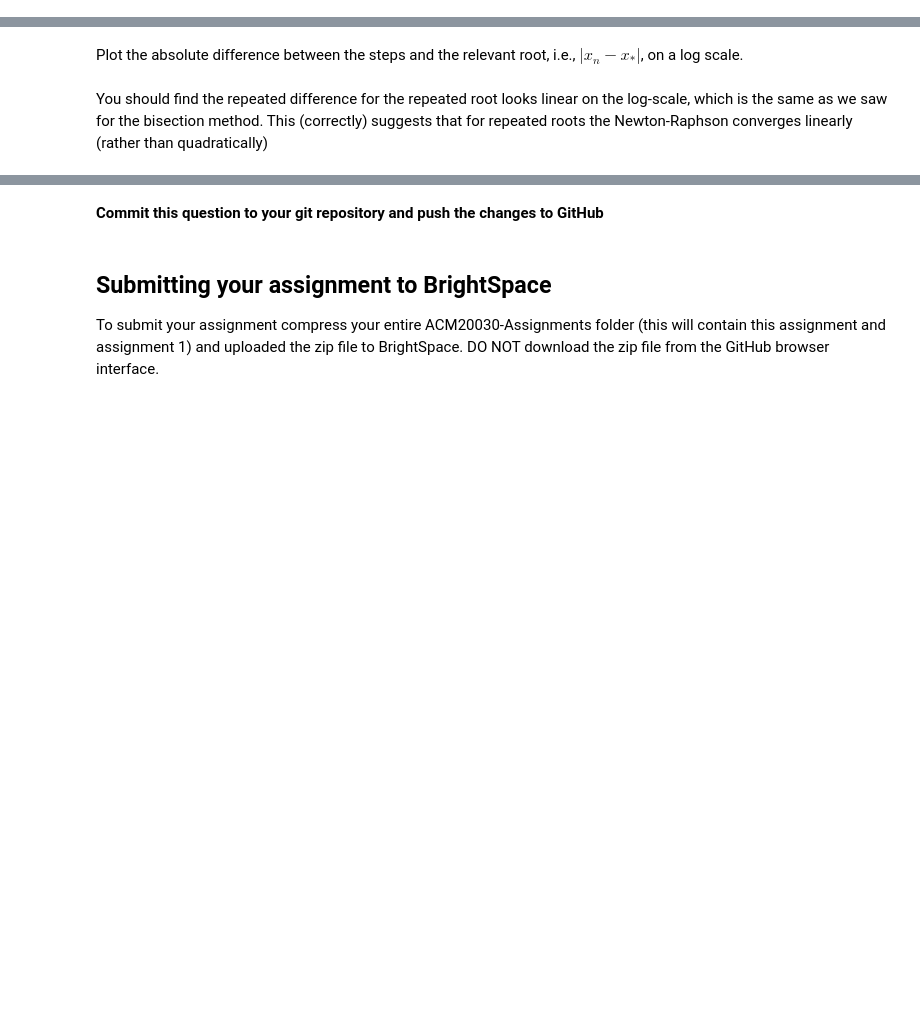
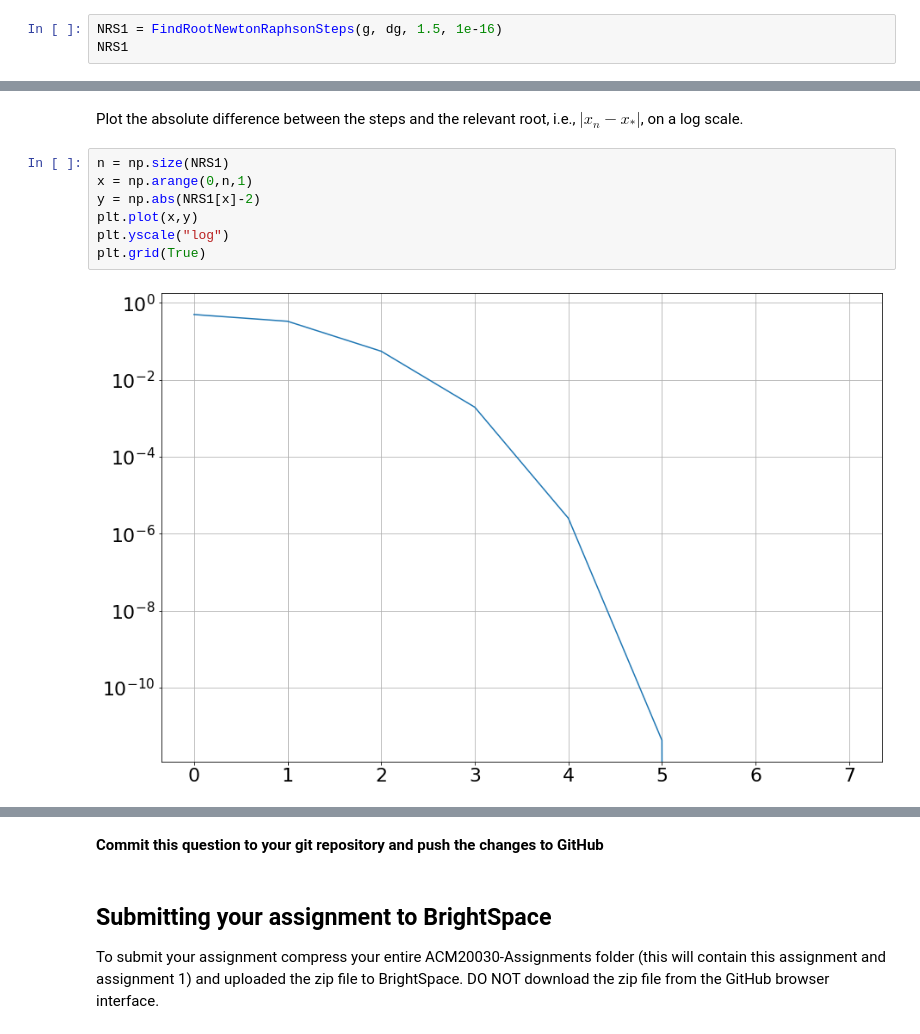
Before and after one commit to odhrandooley/ACM20030-Assignments, a Jupyter notebook: Assignment-2.ipynb, the cells around one changed output, grey strips where cells are left out. Cells and saved outputs as stored; diff of their text form; blank space fills up the shorter version.

Commit message:
Graphed Q3

```diff
--- a/Assignment-2.ipynb
+++ b/Assignment-2.ipynb
@@ -361,3 +361,6 @@ def FindRootNewtonRaphsonSteps(f, df, x0, tol):
 Using the above function:
 - compute the steps for the function $g(x)$ with  $x_0 = 1.5$. Assign the result to a variable.
 - compute the steps for the function $g(x)$ with  $x_0 = -1.5$. Assign the result to a different variable.
+# %%
+NRS1 = FindRootNewtonRaphsonSteps(g, dg, 1.5, 1e-16)
+NRS1
@@ -364,4 +379,11 @@ Using the above function:
 # %% [markdown]
 Plot the absolute difference between the steps and the relevant root, i.e., $|x_n - x_*|$, on a log scale.
-# %% [markdown]
-You should find the repeated difference for the repeated root looks linear on the log-scale, which is the same as we saw for the bisection method. This (correctly) suggests that for repeated roots the Newton-Raphson converges linearly (rather than quadratically)
+# %%
+n = np.size(NRS1)
+x = np.arange(0,n,1)
+y = np.abs(NRS1[x]-2)
+plt.plot(x,y)
+plt.yscale("log")
+plt.grid(True)
+# %% [output]
+[figure, added]
```
Also changed, not shown: parts of 4 cells of this notebook.
